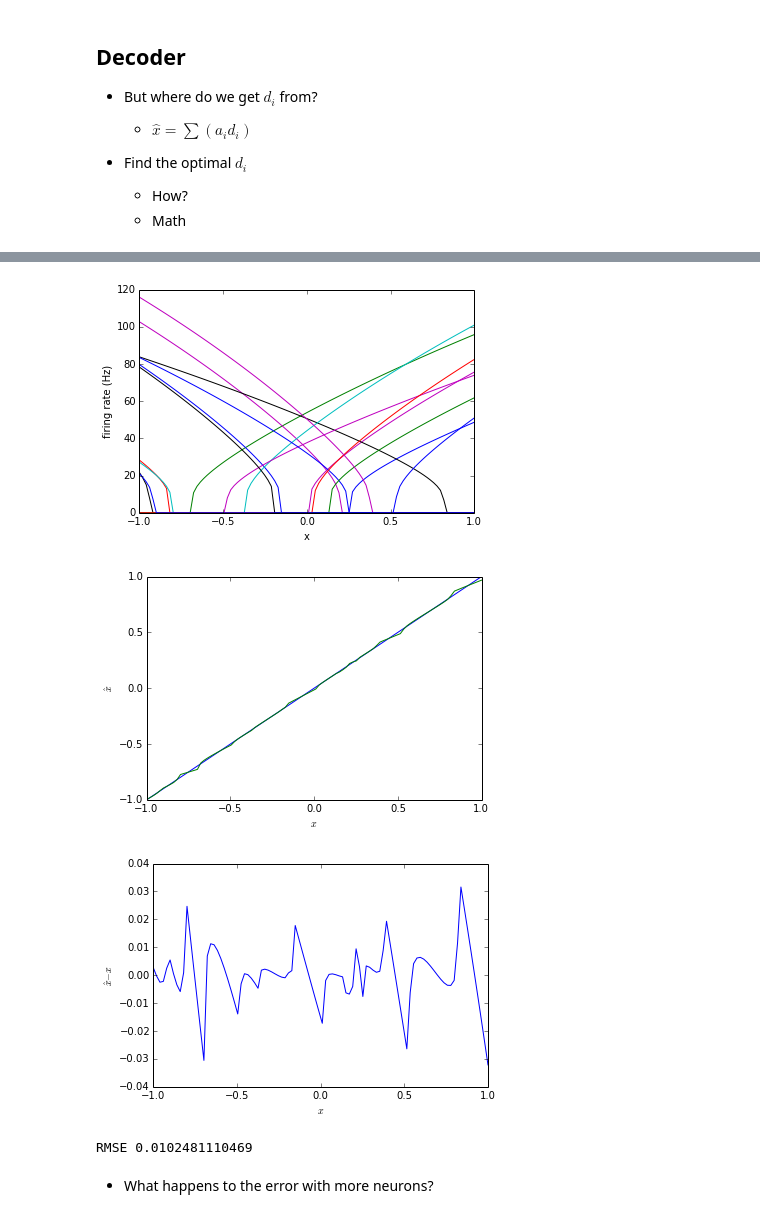
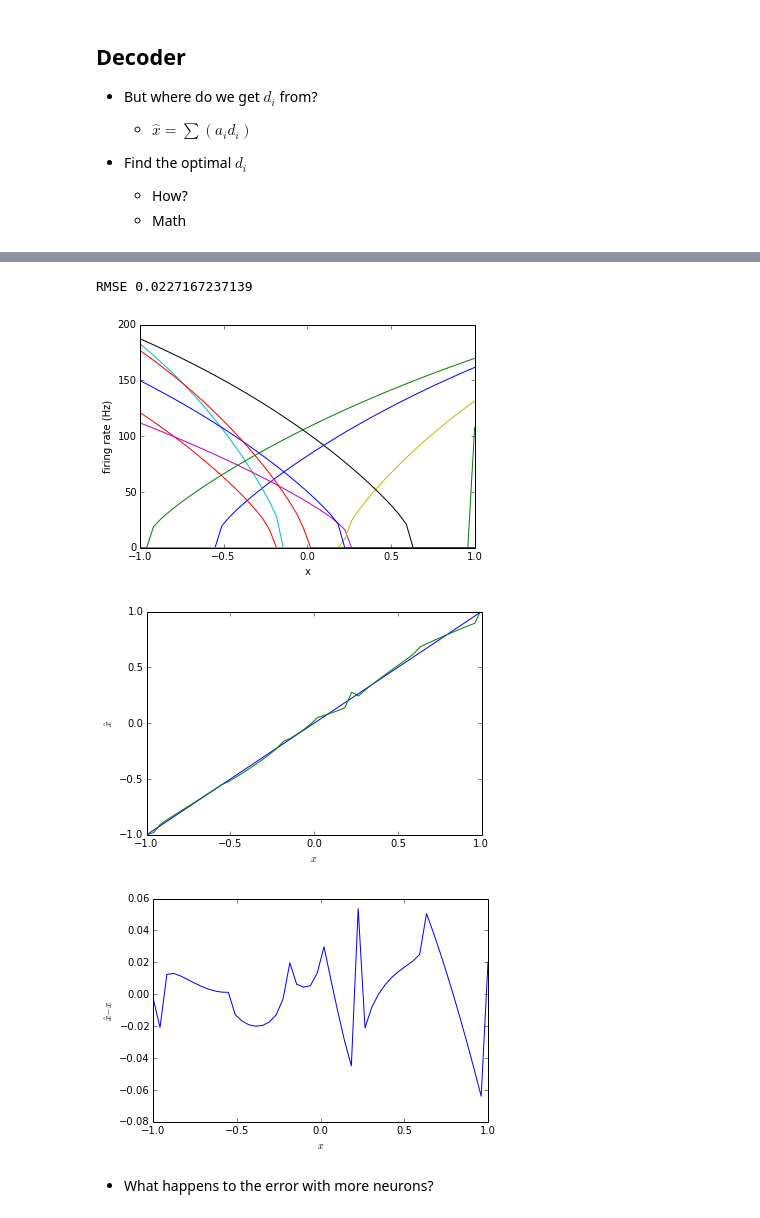
Before and after one commit to celiasmith/syde556, a Jupyter notebook: SYDE 556 Lecture 2 Representation.ipynb, the cells around one changed output, grey strips where cells are left out. Drawn from its saved outputs; the diff is of its cells as text; code cells hidden in the pictures.

```diff
--- a/SYDE 556 Lecture 2 Representation.ipynb
+++ b/SYDE 556 Lecture 2 Representation.ipynb
@@ -346,46 +415,54 @@ or, equivalently
 $ d_i = \sum_j \Gamma^{-1}_{ij} \Upsilon_j $
 # %%
 import numpy
-import syde556
+import nengo
+from nengo.utils.ensemble import tuning_curves
+from nengo.dists import Uniform
 
-N = 30
-x = numpy.linspace(-1, 1, 100)
-encoders = numpy.random.choice([-1, 1], N)
-alpha = numpy.random.uniform(0.5,2, N)
-bias = numpy.random.uniform(-2, 2, N)
+N = 10
 
-A = syde556.activity(x, encoders, alpha, bias)
+model = nengo.Network(label='Neurons')
+with model:
+    neurons = nengo.Ensemble(N, dimensions=1,
+                             max_rates=Uniform(100,200)) #Defaults to LIF neurons,
+                                        #with random gains and biases for
+                                        #neurons between 100-200hz over -1,1
 
-d = syde556.decoders(A, x)
+    connection = nengo.Connection(neurons, neurons, #This is just to generate the decoders
+                                  solver=nengo.solvers.LstsqL2(reg=0)) #reg=0 means ignore noise
+
+sim = nengo.Simulator(model)
+
+d = sim.data[connection].decoders.T
+
+x, A = tuning_curves(neurons, sim)
+
 xhat = numpy.dot(A, d)
 
-figure()
-plot(x, A)
+pyplot.plot(x, A)
 xlabel('x')
 ylabel('firing rate (Hz)')
 
 figure()
 plot(x, x)
 plot(x, xhat)
 xlabel('$x$')
 ylabel('$\hat{x}$')
 ylim(-1, 1)
 xlim(-1, 1)
 
 figure()
 plot(x, xhat-x)
 xlabel('$x$')
 ylabel('$\hat{x}-x$')
 xlim(-1, 1)
 
-
-show()
 print 'RMSE', np.sqrt(np.average((x-xhat)**2))
 # %% [output]
+RMSE 0.0227167237139
-[figure, old version]
+[figure, new version]
-[figure, old version]
+[figure, new version]
-[figure, old version]
+[figure, new version]
-RMSE 0.0102481110469
 # %% [markdown]
 - What happens to the error with more neurons?
 # %% [markdown]
```
Also changed, not shown: parts of 44 cells of this notebook, 3 other files.
